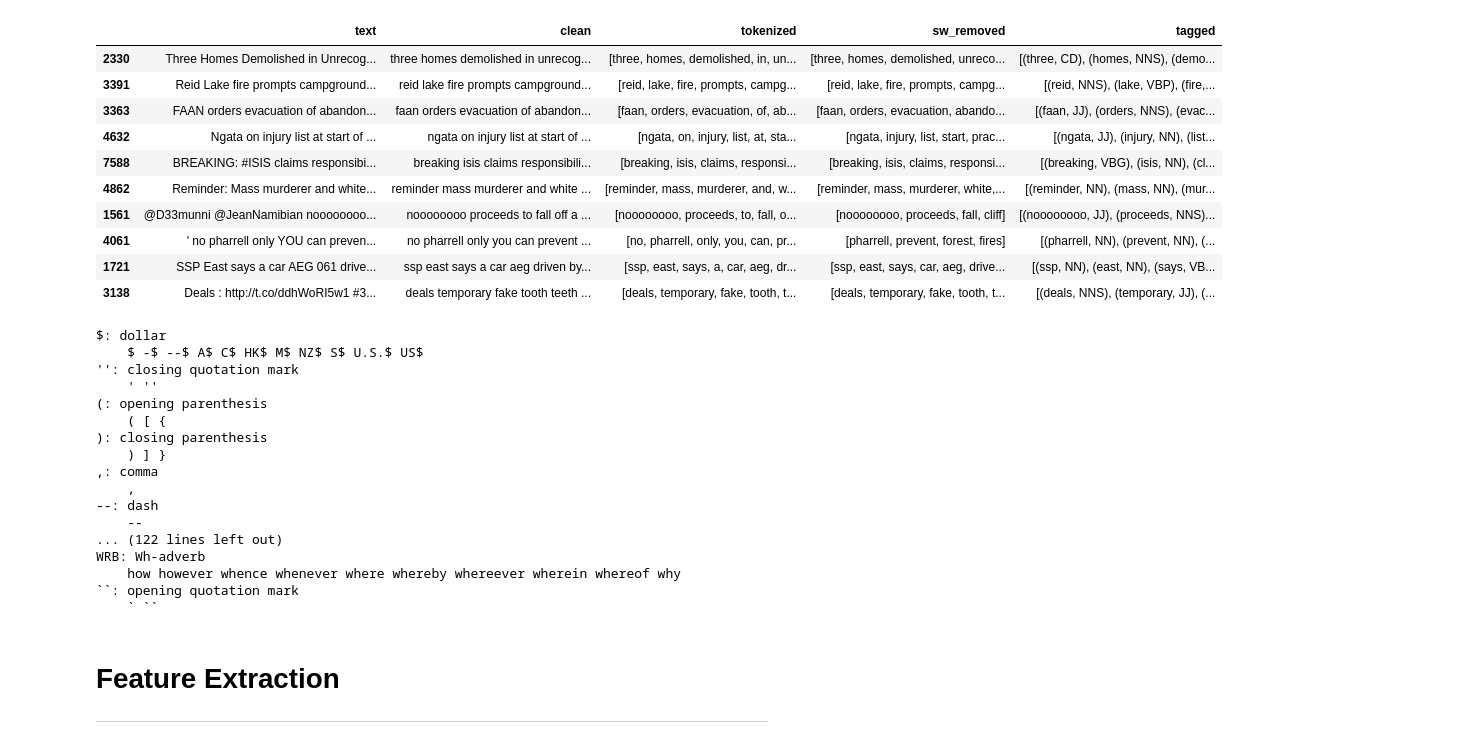
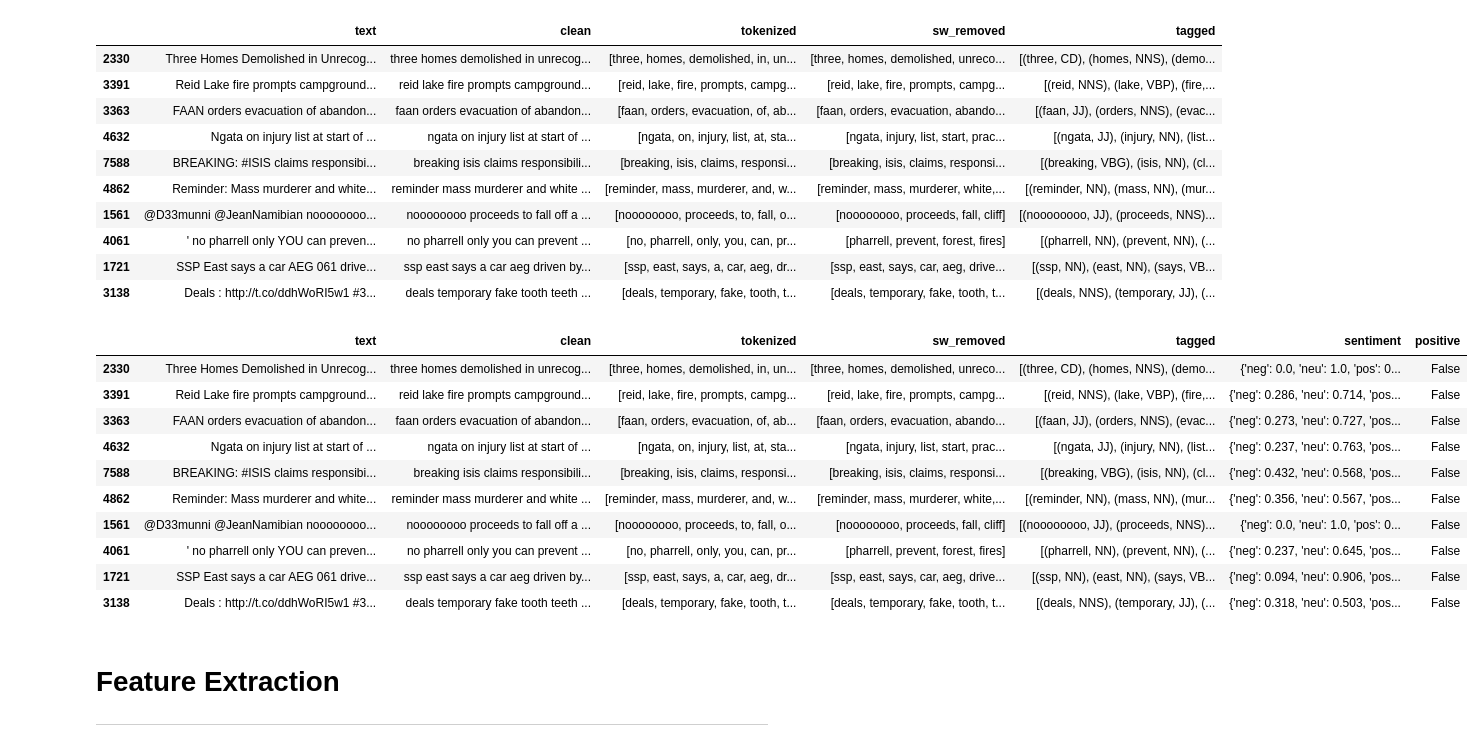
Before and after one commit to b3ccaMR/NLP-Disaster-Tweets, a Jupyter notebook: nlp-tweets.ipynb, the cells around one changed output. Saved outputs shown, nothing was run; the diff lists cells and outputs as text; code cells hidden in the pictures.

Commit message:
NLTK sentiment added

```diff
--- a/nlp-tweets.ipynb
+++ b/nlp-tweets.ipynb
@@ -198,24 +198,3 @@ tweets.sample(10, random_state =42)
 | 4061 | ' no pharrell only YOU can preven... | no pharrell only you can prevent ... | [no, pharrell, only, you, can, pr... | [pharrell, prevent, forest, fires] | [(pharrell, NN), (prevent, NN), (... |
 | 1721 | SSP East says a car AEG 061 drive... | ssp east says a car aeg driven by... | [ssp, east, says, a, car, aeg, dr... | [ssp, east, says, car, aeg, drive... | [(ssp, NN), (east, NN), (says, VB... |
 | 3138 | Deals : http://t.co/ddhWoRI5w1 #3... | deals temporary fake tooth teeth ... | [deals, temporary, fake, tooth, t... | [deals, temporary, fake, tooth, t... | [(deals, NNS), (temporary, JJ), (... |
-# %%
-#nltk tags
-nltk.help.upenn_tagset()
-# %% [output]
-$: dollar
-    $ -$ --$ A$ C$ HK$ M$ NZ$ S$ U.S.$ US$
-'': closing quotation mark
-    ' ''
-(: opening parenthesis
-    ( [ {
-): closing parenthesis
-    ) ] }
-,: comma
-    ,
---: dash
-    --
-... (122 lines left out)
-WRB: Wh-adverb
-    how however whence whenever where whereby whereever wherein whereof why
-``: opening quotation mark
-    ` ``
@@ -222 +205,20 @@ WRB: Wh-adverb
+# %%
+from nltk.sentiment import SentimentIntensityAnalyzer
+sia = SentimentIntensityAnalyzer()
+tweets['sentiment'] = tweets['clean'].apply(lambda x: sia.polarity_scores(x))
+# %%
+tweets['positive'] = tweets['sentiment'].apply(lambda x: True if x['pos'] > x['neg'] else False)
+tweets.sample(10, random_state =42)
+# %% [output]
+|  | text | clean | tokenized | sw_removed | tagged | sentiment | positive |
+| 2330 | Three Homes Demolished in Unrecog... | three homes demolished in unrecog... | [three, homes, demolished, in, un... | [three, homes, demolished, unreco... | [(three, CD), (homes, NNS), (demo... | {'neg': 0.0, 'neu': 1.0, 'pos': 0... | False |
+| 3391 | Reid Lake fire prompts campground... | reid lake fire prompts campground... | [reid, lake, fire, prompts, campg... | [reid, lake, fire, prompts, campg... | [(reid, NNS), (lake, VBP), (fire,... | {'neg': 0.286, 'neu': 0.714, 'pos... | False |
+| 3363 | FAAN orders evacuation of abandon... | faan orders evacuation of abandon... | [faan, orders, evacuation, of, ab... | [faan, orders, evacuation, abando... | [(faan, JJ), (orders, NNS), (evac... | {'neg': 0.273, 'neu': 0.727, 'pos... | False |
+| 4632 | Ngata on injury list at start of ... | ngata on injury list at start of ... | [ngata, on, injury, list, at, sta... | [ngata, injury, list, start, prac... | [(ngata, JJ), (injury, NN), (list... | {'neg': 0.237, 'neu': 0.763, 'pos... | False |
+| 7588 | BREAKING: #ISIS claims responsibi... | breaking isis claims responsibili... | [breaking, isis, claims, responsi... | [breaking, isis, claims, responsi... | [(breaking, VBG), (isis, NN), (cl... | {'neg': 0.432, 'neu': 0.568, 'pos... | False |
+| 4862 | Reminder: Mass murderer and white... | reminder mass murderer and white ... | [reminder, mass, murderer, and, w... | [reminder, mass, murderer, white,... | [(reminder, NN), (mass, NN), (mur... | {'neg': 0.356, 'neu': 0.567, 'pos... | False |
+| 1561 | @D33munni @JeanNamibian noooooooo... | noooooooo proceeds to fall off a ... | [noooooooo, proceeds, to, fall, o... | [noooooooo, proceeds, fall, cliff] | [(noooooooo, JJ), (proceeds, NNS)... | {'neg': 0.0, 'neu': 1.0, 'pos': 0... | False |
+| 4061 | ' no pharrell only YOU can preven... | no pharrell only you can prevent ... | [no, pharrell, only, you, can, pr... | [pharrell, prevent, forest, fires] | [(pharrell, NN), (prevent, NN), (... | {'neg': 0.237, 'neu': 0.645, 'pos... | False |
+| 1721 | SSP East says a car AEG 061 drive... | ssp east says a car aeg driven by... | [ssp, east, says, a, car, aeg, dr... | [ssp, east, says, car, aeg, drive... | [(ssp, NN), (east, NN), (says, VB... | {'neg': 0.094, 'neu': 0.906, 'pos... | False |
+| 3138 | Deals : http://t.co/ddhWoRI5w1 #3... | deals temporary fake tooth teeth ... | [deals, temporary, fake, tooth, t... | [deals, temporary, fake, tooth, t... | [(deals, NNS), (temporary, JJ), (... | {'neg': 0.318, 'neu': 0.503, 'pos... | False |
 # %% [markdown]
```
Also changed, not shown: parts of 1 cell of this notebook.
